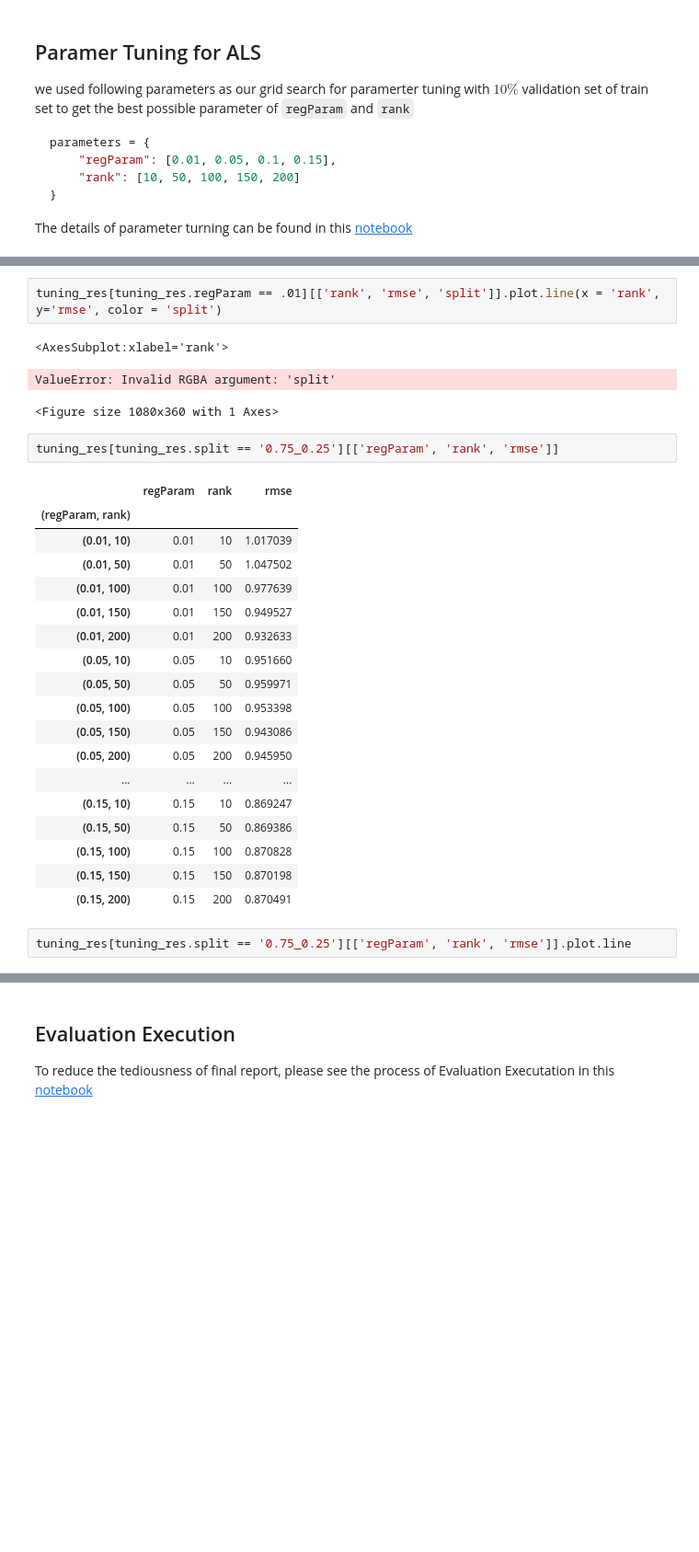
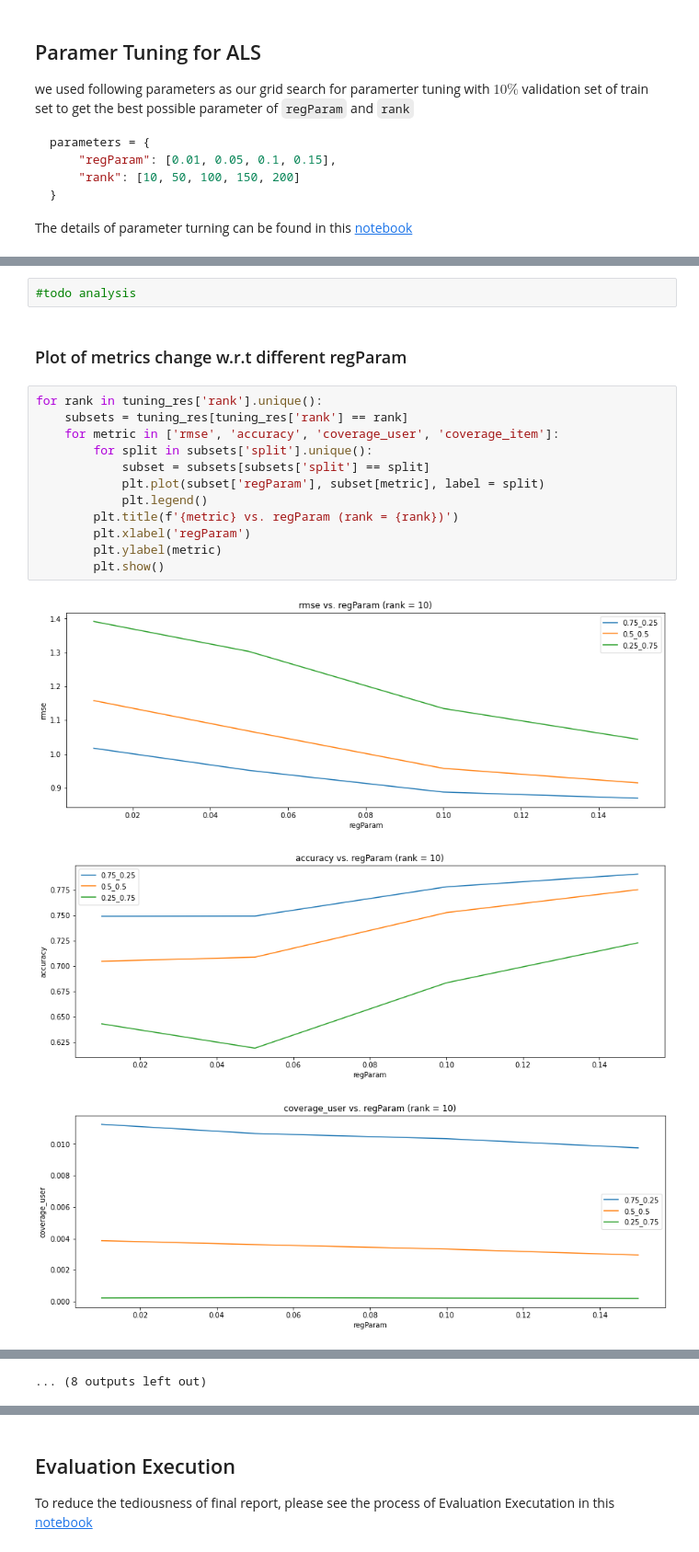
Before and after one commit to syeehyn/personalization-system, a Jupyter notebook: notebook/final_report.ipynb, the cells around one changed output, grey strips where cells are left out. Shown at 92% size. Saved outputs shown, nothing was run; the diff lists cells and outputs as text; blank space fills up the shorter version.

```diff
--- a/notebook/final_report.ipynb
+++ b/notebook/final_report.ipynb
@@ -362,29 +327,20 @@ for regParam in tuning_res.regParam.unique():
-# %%
-tuning_res[tuning_res.regParam == .01][['rank', 'rmse', 'split']].plot.line(x = 'rank', y='rmse', color = 'split')
-# %% [output]
-<AxesSubplot:xlabel='rank'>
-ValueError: Invalid RGBA argument: 'split'
-<Figure size 1080x360 with 1 Axes>
-# %%
-tuning_res[tuning_res.split == '0.75_0.25'][['regParam', 'rank', 'rmse']]
-# %% [output]
-|  | regParam | rank | rmse |
-| (regParam, rank) |  |  |  |
-| (0.01, 10) | 0.01 | 10 | 1.017039 |
-| (0.01, 50) | 0.01 | 50 | 1.047502 |
-| (0.01, 100) | 0.01 | 100 | 0.977639 |
-| (0.01, 150) | 0.01 | 150 | 0.949527 |
-| (0.01, 200) | 0.01 | 200 | 0.932633 |
-| (0.05, 10) | 0.05 | 10 | 0.951660 |
-| (0.05, 50) | 0.05 | 50 | 0.959971 |
-| (0.05, 100) | 0.05 | 100 | 0.953398 |
-| (0.05, 150) | 0.05 | 150 | 0.943086 |
-| (0.05, 200) | 0.05 | 200 | 0.945950 |
-| ... | ... | ... | ... |
-| (0.15, 10) | 0.15 | 10 | 0.869247 |
-| (0.15, 50) | 0.15 | 50 | 0.869386 |
-| (0.15, 100) | 0.15 | 100 | 0.870828 |
-| (0.15, 150) | 0.15 | 150 | 0.870198 |
-| (0.15, 200) | 0.15 | 200 | 0.870491 |
-# %%
-tuning_res[tuning_res.split == '0.75_0.25'][['regParam', 'rank', 'rmse']].plot.line
+# %%
+#todo analysis
+# %% [markdown]
+### Plot of metrics change w.r.t different regParam
+# %%
+for rank in tuning_res['rank'].unique():
+    subsets = tuning_res[tuning_res['rank'] == rank]
+    for metric in ['rmse', 'accuracy', 'coverage_user', 'coverage_item']:
+        for split in subsets['split'].unique():
+            subset = subsets[subsets['split'] == split]
+            plt.plot(subset['regParam'], subset[metric], label = split)
+            plt.legend()
+        plt.title(f'{metric} vs. regParam (rank = {rank})')
+        plt.xlabel('regParam')
+        plt.ylabel(metric)
+        plt.show()
+# %% [output]
+[figure, added]
+[figure, added]
+[figure, added]
@@ -390,0 +356 @@ tuning_res[tuning_res.split == '0.75_0.25'][['regParam', 'rank', 'rmse']].plot.l
+... (8 outputs left out)
```
Also changed, not shown: parts of 86 cells of this notebook, 33 other files.
